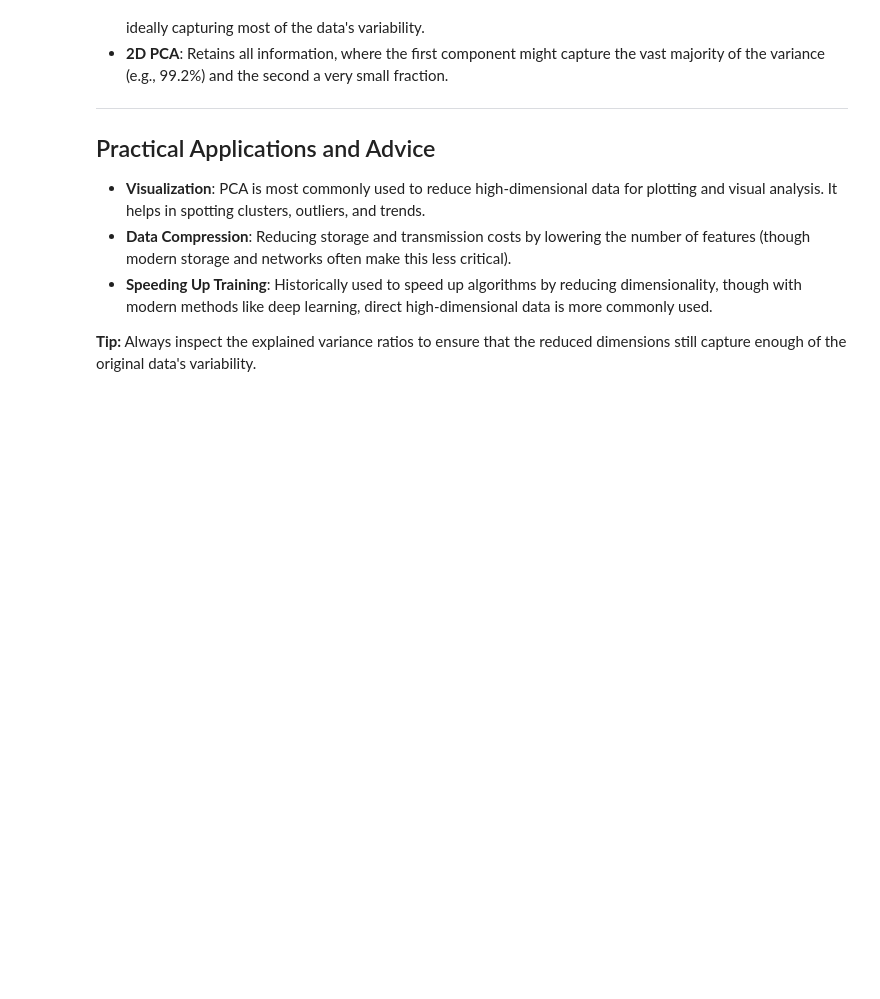
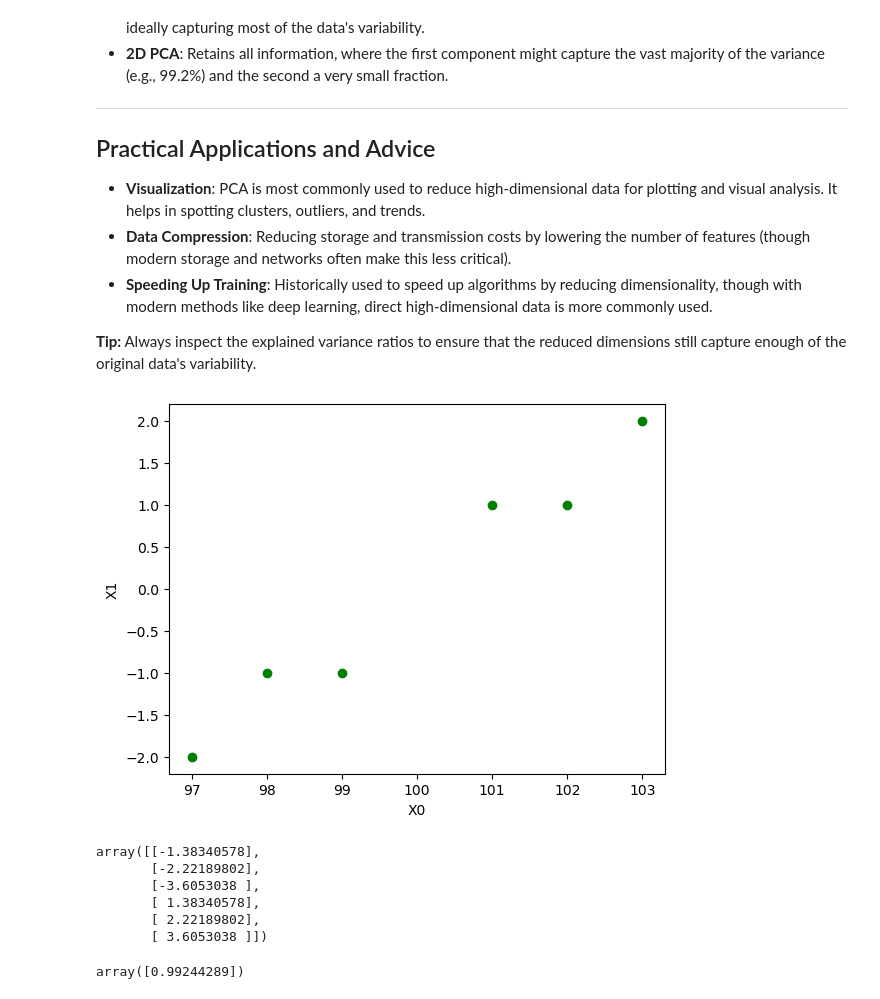
Before and after one commit to AidenHadisi/ml-journey, a Jupyter notebook: l015_pca.ipynb, the cells around one changed output. Cells and saved outputs as stored; diff of their text form; code cells hidden in the pictures; blank space fills up the shorter version.

```diff
--- a/l015_pca.ipynb
+++ b/l015_pca.ipynb
@@ -165,0 +169,16 @@ In this example:
+# %%
+X = np.array([
+    [ 99,  -1],
+    [ 98,  -1],
+    [ 97,  -2],
+    [101,   1],
+    [102,   1],
+    [103,   2],
+])
+# %%
+# Let's first plot the data
+plt.plot(X[:, 0], X[:, 1], 'og')
+plt.xlabel("X0")
+plt.ylabel("X1");
+# %% [output]
+[figure, added]
@@ -165,0 +187,16 @@ In this example:
+# %%
+pca = PCA(n_components=1)
+X_trans = pca.fit_transform(X)
+X_trans
+# %% [output]
+array([[-1.38340578],
+       [-2.22189802],
+       [-3.6053038 ],
+       [ 1.38340578],
+       [ 2.22189802],
+       [ 3.6053038 ]])
+# %%
+# Check how much of variance is explained
+pca.explained_variance_ratio_
+# %% [output]
+array([0.99244289])
```
Also changed, not shown: parts of 5 cells of this notebook.
